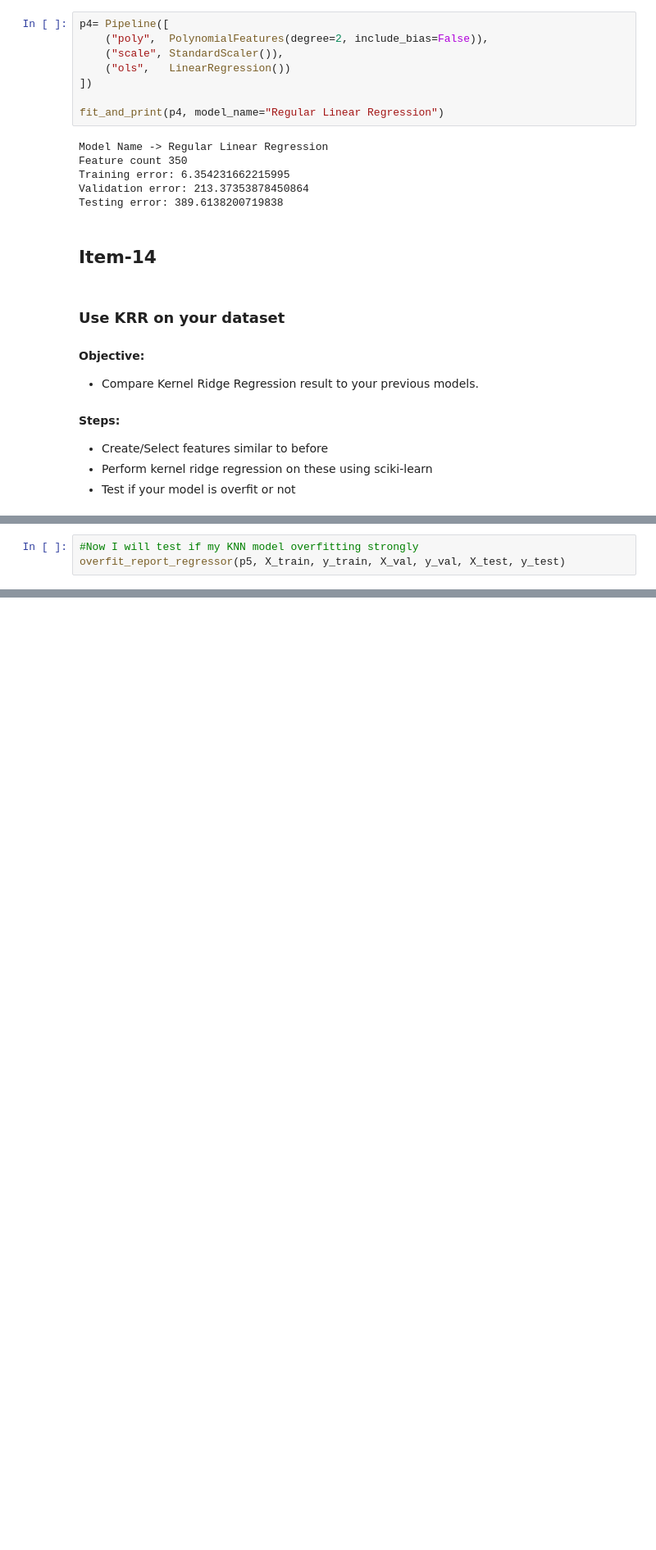
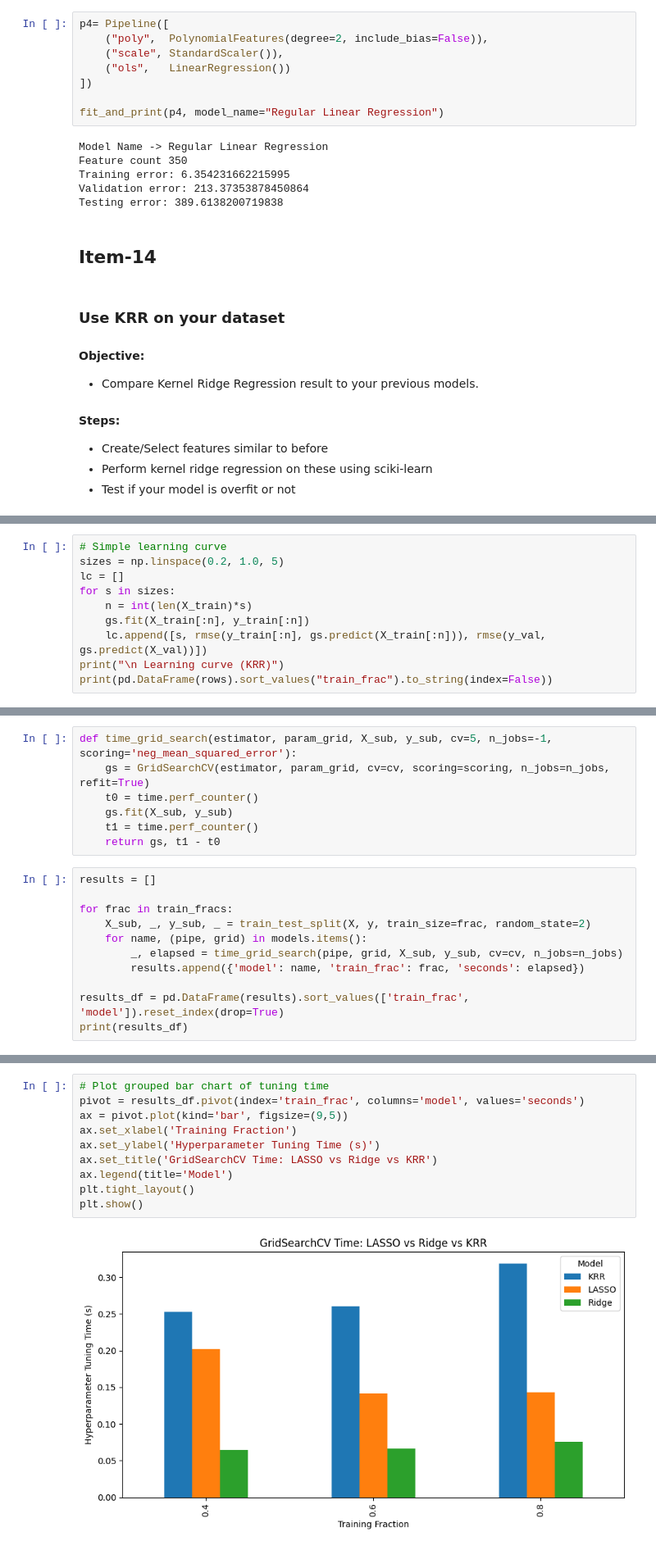
Before and after one commit to ayberkkutlu/Machine-Learning-Course-and-Project, a Jupyter notebook: Notebooks/HW1-Items11-16.ipynb, the cells around one changed output, grey strips where cells are left out. Shown: that part at 82% size. Cells and saved outputs as stored; diff of their text form; blank space fills up the shorter version.

```diff
--- a/Notebooks/HW1-Items11-16.ipynb
+++ b/Notebooks/HW1-Items11-16.ipynb
@@ -268,3 +199,0 @@ Generalization gap:  val-train=207.0193 | test-train=383.2596
-# %%
-#Now I will test if my KNN model overfitting strongly
-overfit_report_regressor(p5, X_train, y_train, X_val, y_val, X_test, y_test)
@@ -274,0 +226,10 @@ Generalization gap:  val-train=-0.6584 | test-train=7.0361
+# %%
+# Simple learning curve
+sizes = np.linspace(0.2, 1.0, 5)
+lc = []
+for s in sizes:
+    n = int(len(X_train)*s)
+    gs.fit(X_train[:n], y_train[:n])
+    lc.append([s, rmse(y_train[:n], gs.predict(X_train[:n])), rmse(y_val, gs.predict(X_val))])
+print("\n Learning curve (KRR)")
+print(pd.DataFrame(rows).sort_values("train_frac").to_string(index=False))
@@ -274,0 +283,18 @@ Generalization gap:  val-train=-0.6584 | test-train=7.0361
+# %%
+def time_grid_search(estimator, param_grid, X_sub, y_sub, cv=5, n_jobs=-1, scoring='neg_mean_squared_error'):
+    gs = GridSearchCV(estimator, param_grid, cv=cv, scoring=scoring, n_jobs=n_jobs, refit=True)
+    t0 = time.perf_counter()
+    gs.fit(X_sub, y_sub)
+    t1 = time.perf_counter()
+    return gs, t1 - t0
+# %%
+results = []
+
+for frac in train_fracs:
+    X_sub, _, y_sub, _ = train_test_split(X, y, train_size=frac, random_state=2)
+    for name, (pipe, grid) in models.items():
+        _, elapsed = time_grid_search(pipe, grid, X_sub, y_sub, cv=cv, n_jobs=n_jobs)
+        results.append({'model': name, 'train_frac': frac, 'seconds': elapsed})
+
+results_df = pd.DataFrame(results).sort_values(['train_frac', 'model']).reset_index(drop=True)
+print(results_df)
@@ -274,0 +312,12 @@ Generalization gap:  val-train=-0.6584 | test-train=7.0361
+# %%
+# Plot grouped bar chart of tuning time
+pivot = results_df.pivot(index='train_frac', columns='model', values='seconds')
+ax = pivot.plot(kind='bar', figsize=(9,5))
+ax.set_xlabel('Training Fraction')
+ax.set_ylabel('Hyperparameter Tuning Time (s)')
+ax.set_title('GridSearchCV Time: LASSO vs Ridge vs KRR')
+ax.legend(title='Model')
+plt.tight_layout()
+plt.show()
+# %% [output]
+[figure, added]
```
Also changed, not shown: parts of 23 cells of this notebook, 11 other files.
